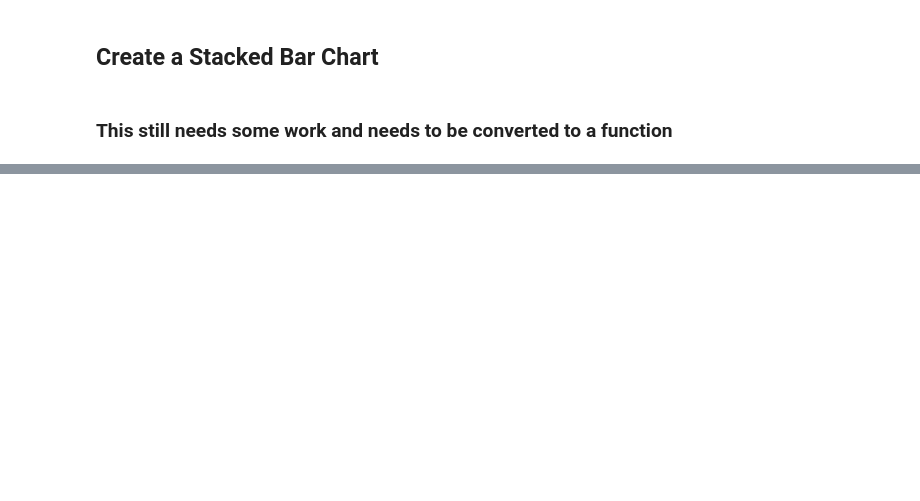
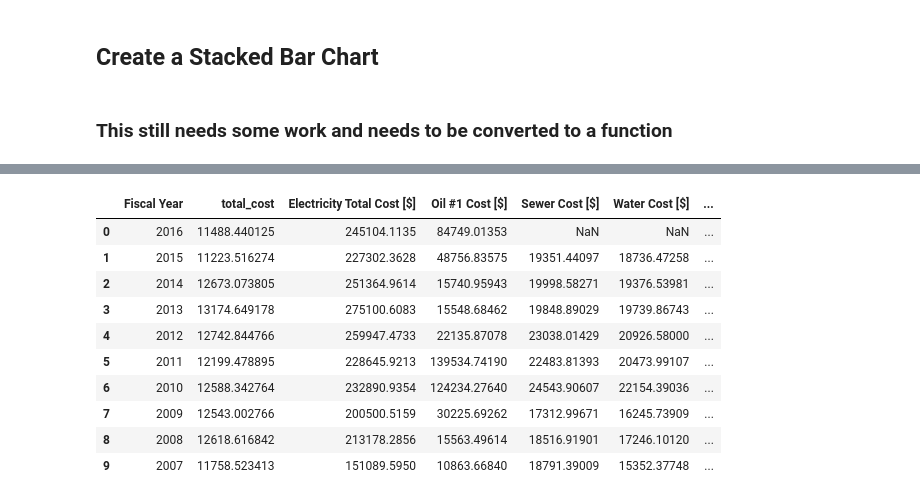
Before and after one commit to alanmitchell/fnsb-benchmark, a Jupyter notebook: testing/FNSB Graph Mock-Ups.ipynb, the cells around one changed output, grey strips where cells are left out. Saved outputs shown, nothing was run; the diff lists cells and outputs as text; code cells hidden in the pictures; blank space fills up the shorter version.

```diff
--- a/testing/FNSB Graph Mock-Ups.ipynb
+++ b/testing/FNSB Graph Mock-Ups.ipynb
@@ -178,0 +251,15 @@ plt.show()
+# %%
+test_df[['Fiscal Year', 'total_cost','Electricity Total Cost [$]', 'Oil #1 Cost [$]','Sewer Cost [$]','Water Cost [$]',
+                     'District Heat Cost [$]', 'Natural Gas Cost [$]']]
+# %% [output]
+|  | Fiscal Year | total_cost | Electricity Total Cost [$] | Oil #1 Cost [$] | Sewer Cost [$] | Water Cost [$] | ... |
+| 0 | 2016 | 11488.440125 | 245104.1135 | 84749.01353 | NaN | NaN | ... |
+| 1 | 2015 | 11223.516274 | 227302.3628 | 48756.83575 | 19351.44097 | 18736.47258 | ... |
+| 2 | 2014 | 12673.073805 | 251364.9614 | 15740.95943 | 19998.58271 | 19376.53981 | ... |
+| 3 | 2013 | 13174.649178 | 275100.6083 | 15548.68462 | 19848.89029 | 19739.86743 | ... |
+| 4 | 2012 | 12742.844766 | 259947.4733 | 22135.87078 | 23038.01429 | 20926.58000 | ... |
+| 5 | 2011 | 12199.478895 | 228645.9213 | 139534.74190 | 22483.81393 | 20473.99107 | ... |
+| 6 | 2010 | 12588.342764 | 232890.9354 | 124234.27640 | 24543.90607 | 22154.39036 | ... |
+| 7 | 2009 | 12543.002766 | 200500.5159 | 30225.69262 | 17312.99671 | 16245.73909 | ... |
+| 8 | 2008 | 12618.616842 | 213178.2856 | 15563.49614 | 18516.91901 | 17246.10120 | ... |
+| 9 | 2007 | 11758.523413 | 151089.5950 | 10863.66840 | 18791.39009 | 15352.37748 | ... |
```
Also changed, not shown: parts of 8 cells of this notebook, 4 other files.
